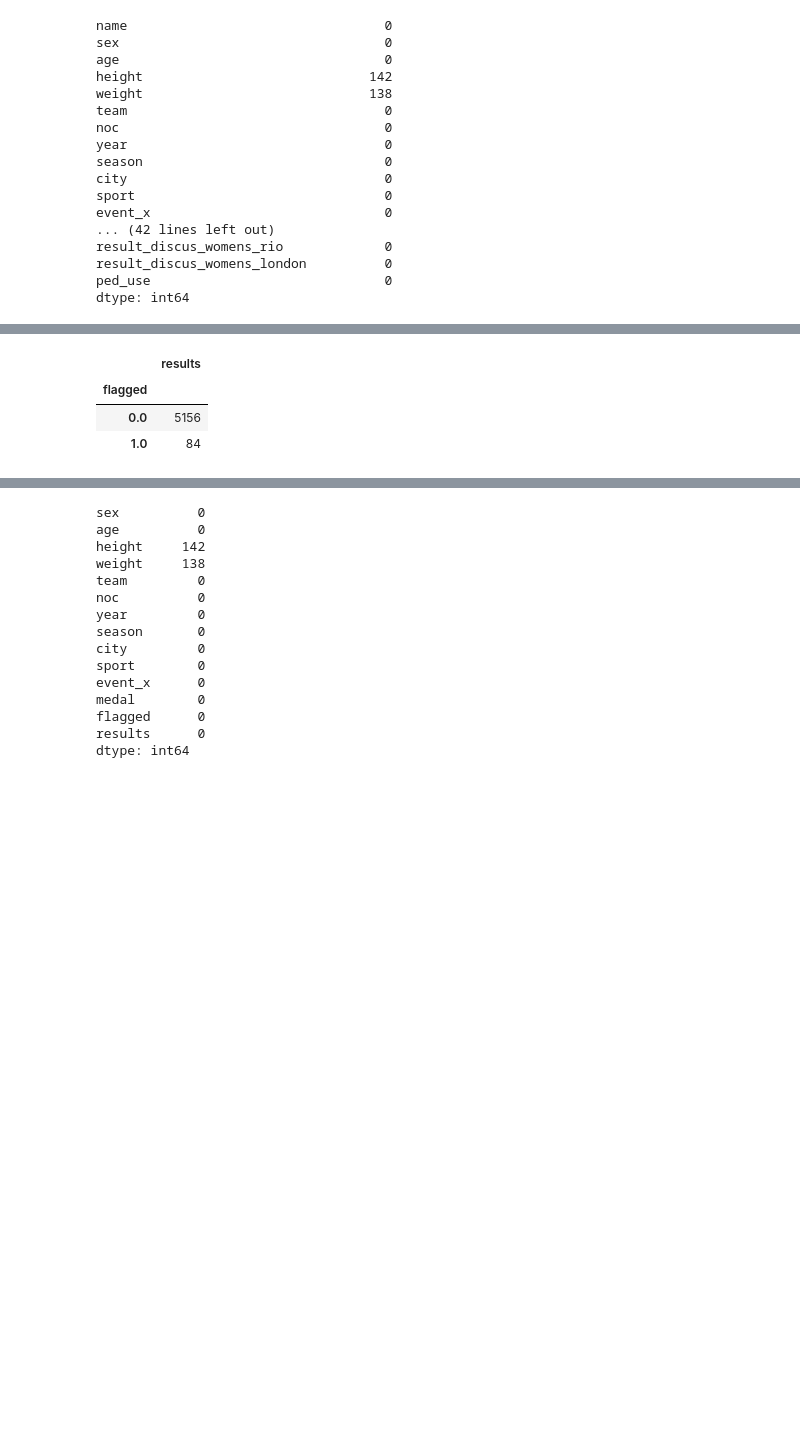
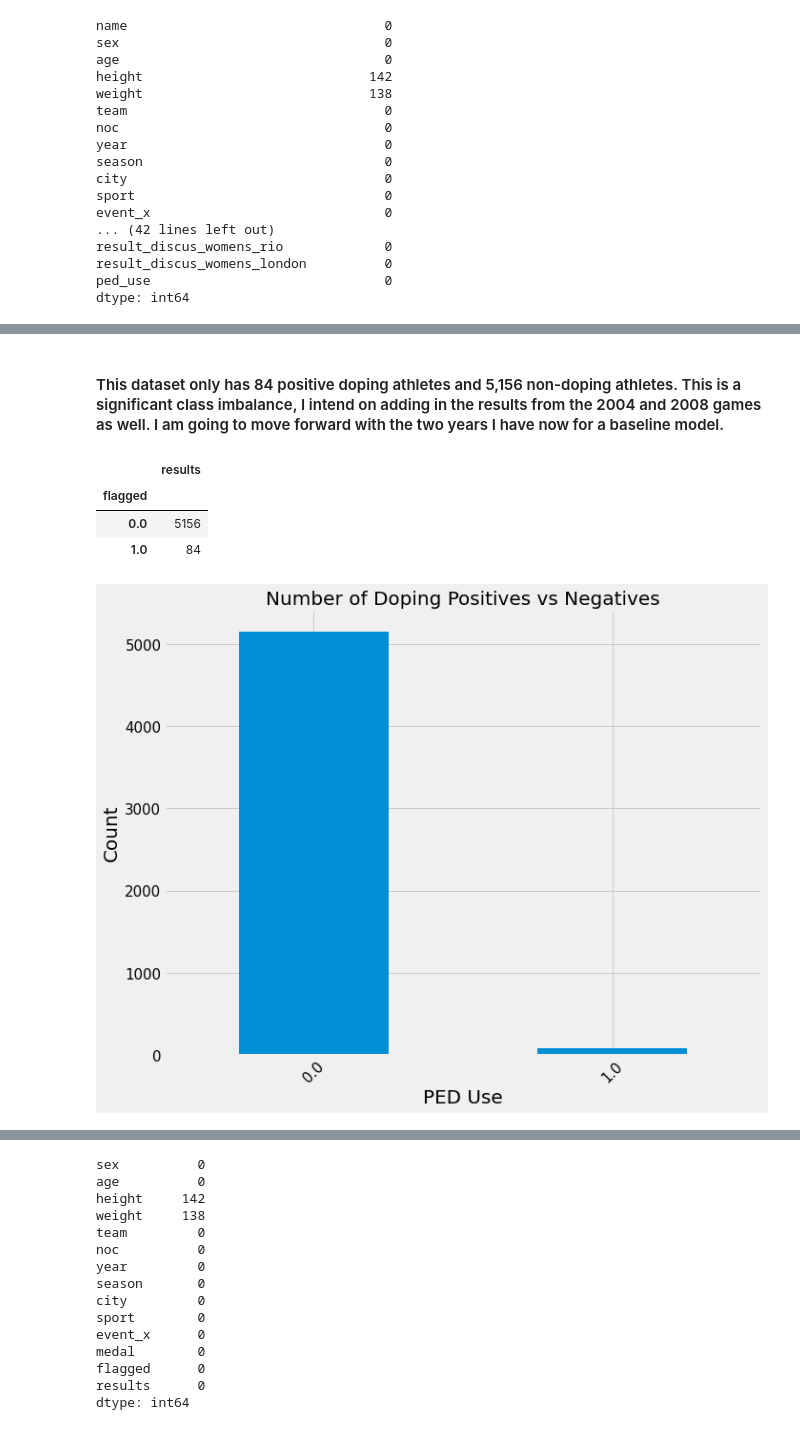
Before and after one commit to jwong853/Olympic_PED_use, a Jupyter notebook: notebooks/04_modeling.ipynb, the cells around one changed output, grey strips where cells are left out. Saved outputs shown, nothing was run; the diff lists cells and outputs as text; code cells hidden in the pictures; blank space fills up the shorter version.

```diff
--- a/notebooks/04_modeling.ipynb
+++ b/notebooks/04_modeling.ipynb
@@ -250,13 +251,28 @@ df = df.drop(['result', 'result_100m_mens_london',
    'result_800m_womens_rio', 'result_800m_womens_london',
    'result_discus_mens_rio', 'result_discus_mens_london',
    'result_discus_womens_rio', 'result_discus_womens_london'], axis=1)
+# %% [markdown]
+#### This dataset only has 84 positive doping athletes and 5,156 non-doping athletes. This is a significant class imbalance, I intend on adding in the results from the 2004 and 2008 games as well. I am going to move forward with the two years I have now for a baseline model.
 # %%
-df.pivot_table(index='flagged', values='results', aggfunc='count')
+pivot_flagged = df.pivot_table(index='flagged', values='results', aggfunc='count')
-# %% [output]
-|  | results |
-| flagged |  |
-| 0.0 | 5156 |
-| 1.0 | 84 |
+# %%
+pivot_flagged
+# %% [output]
+|  | results |
+| flagged |  |
+| 0.0 | 5156 |
+| 1.0 | 84 |
+# %%
+plt.style.use('fivethirtyeight')
+plt.figure.figsize=(10,8)
+pivot_flagged.plot(kind='bar', figsize=(10,8), fontsize=15, rot=45)
+plt.xlabel('PED Use', fontsize=20)
+plt.ylabel('Count', fontsize=20)
+plt.title('Number of Doping Positives vs Negatives', fontsize=20)
+plt.legend().remove()
+plt.savefig('doping_pos_vs_neg.png', bbox_inches='tight', transparent=True)
+# %% [output]
+[figure, added]
 # %%
 df.substance = df.substance.fillna(value='None')
 # %%
```
Also changed, not shown: parts of 20 cells of this notebook, 2 other files.
